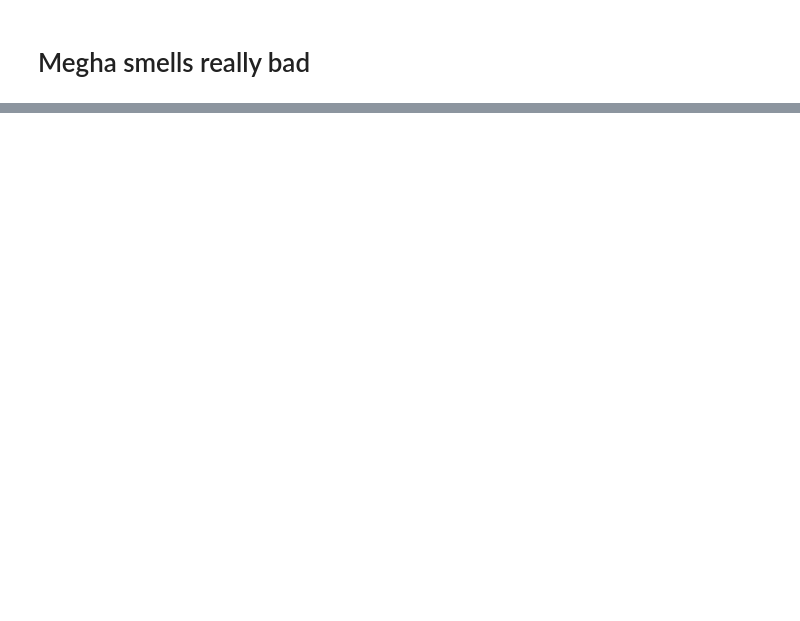
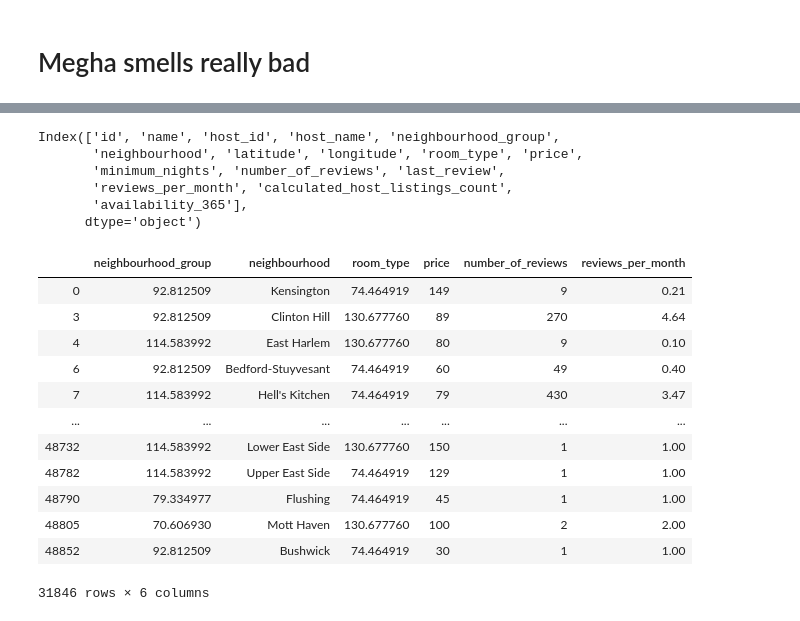
Before and after one commit to mguggari/mguggari.github.io, a Jupyter notebook: Rohit.ipynb, the cells around one changed output, grey strips where cells are left out. Cells and saved outputs as stored; diff of their text form; code cells hidden in the pictures; blank space fills up the shorter version.

```diff
--- a/Rohit.ipynb
+++ b/Rohit.ipynb
@@ -120,0 +180,60 @@ data.sort_values(["price"])
+# %%
+manhattan_mean = data[data["neighbourhood_group"]=="Manhattan"].price.mean()
+brooklyn_mean = data[data["neighbourhood_group"]=="Brooklyn"].price.mean()
+queens_mean = data[data["neighbourhood_group"]=="Queens"].price.mean()
+staten_mean = data[data["neighbourhood_group"]=="Staten Island"].price.mean()
+bronx_mean = data[data["neighbourhood_group"]=="Bronx"].price.mean()
+# %%
+def replace_neighbourhood(n):
+    if(n == "Manhattan"):
+        return manhattan_mean
+    elif(n == "Brooklyn"):
+        return brooklyn_mean
+    elif(n == "Queens"):
+        return queens_mean
+    elif(n == "Staten Island"):
+        return staten_mean
+    elif(n == "Bronx"):
+        return bronx_mean
+
+def replace_type(t):
+    if(t == "Entire home/apt"):
+        return averages["entire"]
+    elif(t == "Private room"):
+        return averages["private"]
+    elif(t == "Shared room"):
+        return averages["shared"]
+    print(t)
+
+
+data.neighbourhood_group = data["neighbourhood_group"].apply(replace_neighbourhood)
+data.room_type = data["room_type"].apply(replace_type)
+# %%
+data.columns
+# %% [output]
+Index(['id', 'name', 'host_id', 'host_name', 'neighbourhood_group',
+       'neighbourhood', 'latitude', 'longitude', 'room_type', 'price',
+       'minimum_nights', 'number_of_reviews', 'last_review',
+       'reviews_per_month', 'calculated_host_listings_count',
+       'availability_365'],
+      dtype='object')
+# %%
+pre = data.drop(['id', 'name', 'host_id', 'host_name', 'latitude', 'longitude',
+       'minimum_nights', 'last_review' , 'calculated_host_listings_count',
+       'availability_365'], axis=1)
+# %%
+pre
+# %% [output]
+|  | neighbourhood_group | neighbourhood | room_type | price | number_of_reviews | reviews_per_month |
+| 0 | 92.812509 | Kensington | 74.464919 | 149 | 9 | 0.21 |
+| 3 | 92.812509 | Clinton Hill | 130.677760 | 89 | 270 | 4.64 |
+| 4 | 114.583992 | East Harlem | 130.677760 | 80 | 9 | 0.10 |
+| 6 | 92.812509 | Bedford-Stuyvesant | 74.464919 | 60 | 49 | 0.40 |
+| 7 | 114.583992 | Hell's Kitchen | 74.464919 | 79 | 430 | 3.47 |
+| ... | ... | ... | ... | ... | ... | ... |
+| 48732 | 114.583992 | Lower East Side | 130.677760 | 150 | 1 | 1.00 |
+| 48782 | 114.583992 | Upper East Side | 74.464919 | 129 | 1 | 1.00 |
+| 48790 | 79.334977 | Flushing | 74.464919 | 45 | 1 | 1.00 |
+| 48805 | 70.606930 | Mott Haven | 130.677760 | 100 | 2 | 2.00 |
+| 48852 | 92.812509 | Bushwick | 74.464919 | 30 | 1 | 1.00 |
+31846 rows × 6 columns
```
Also changed, not shown: parts of 11 cells of this notebook, 1 other file.
